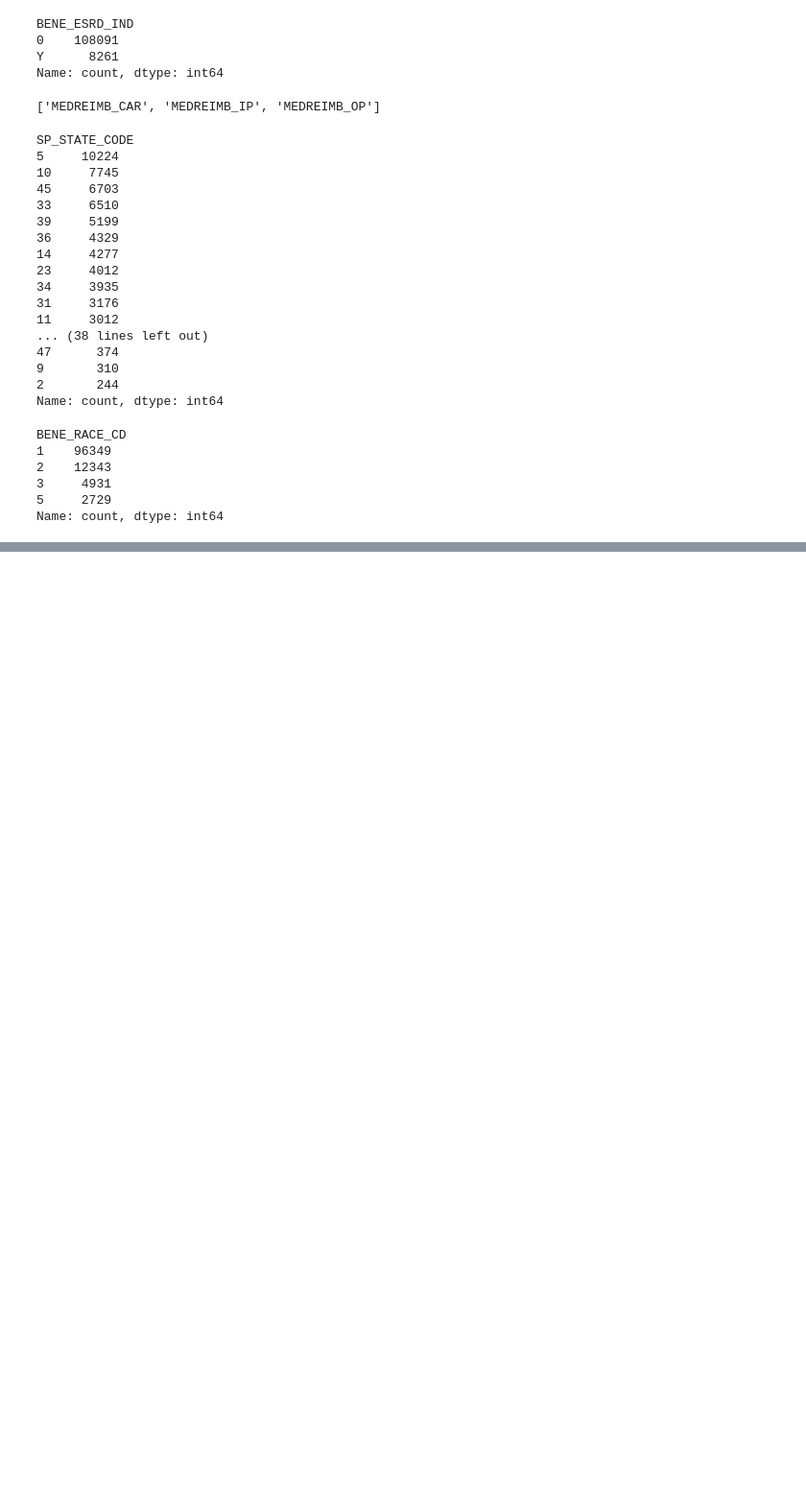
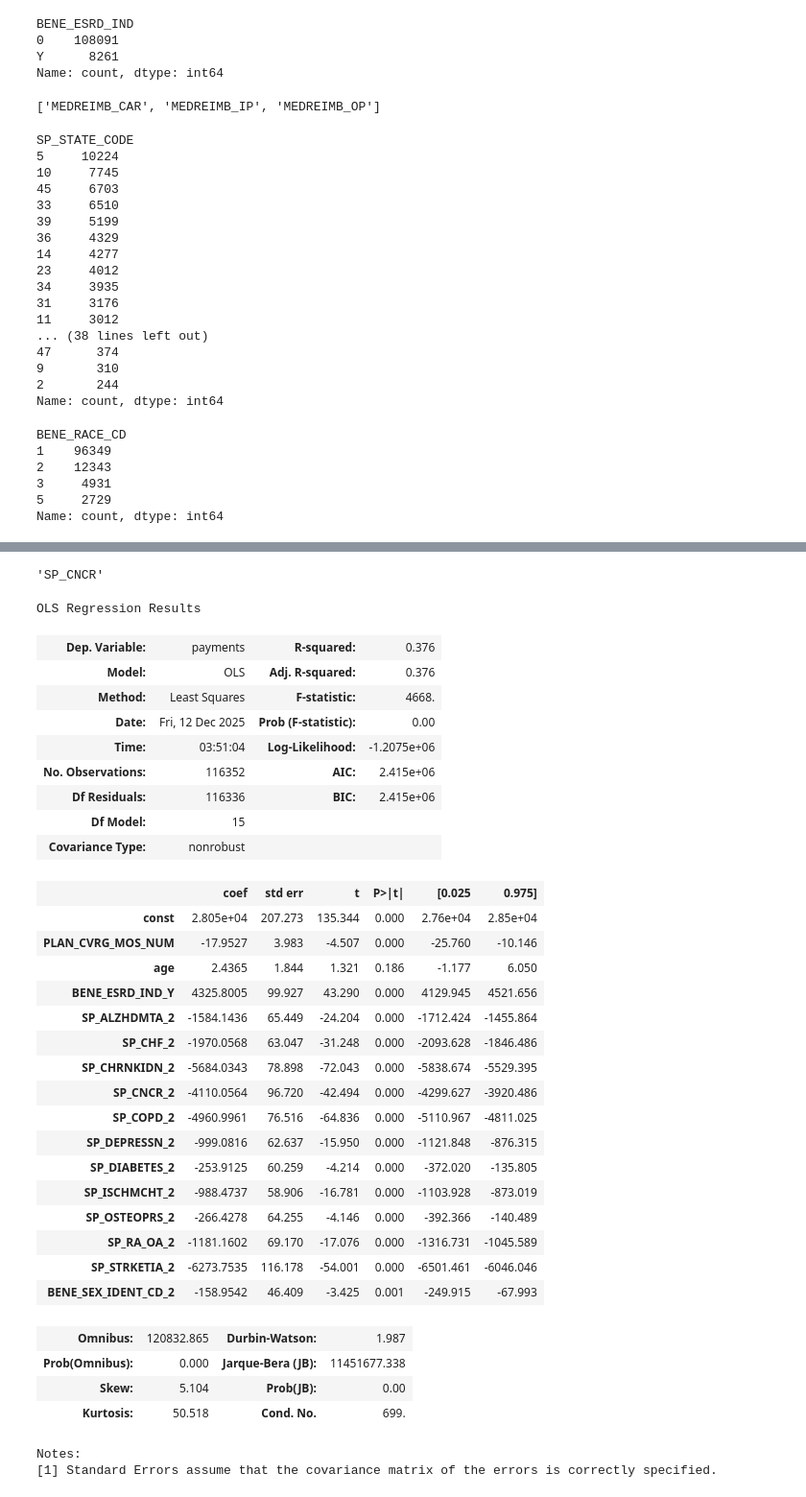
Before and after one commit to sylvaingchassang/generous_dynamic_contracting, a Jupyter notebook: gdc/notebooks/cms_overview.ipynb, the cells around one changed output, grey strips where cells are left out. Shown at 96% size. Cells and saved outputs as stored; diff of their text form; code cells hidden in the pictures; blank space fills up the shorter version.

```diff
--- a/gdc/notebooks/cms_overview.ipynb
+++ b/gdc/notebooks/cms_overview.ipynb
@@ -253,0 +267,2 @@ df_beneficiaries_2008[[C
+# %%
+df_2008_w_dummies.set_index(CB.patient_id, inplace=True)
@@ -253,0 +313,6 @@ df_beneficiaries_2008[[C
+# %%
+cols_to_drop = ['payments', 'Year', CB.beneficiary_resp_car, CB.beneficiary_resp_ip, CB.beneficiary_resp_op,
+                CB.medicare_reimb_car, CB.medicare_reimb_ip, CB.medicare_reimb_op, CB.county_code,
+                CB.date_birth, CB.date_death, CB.race, CB.state_code, CB.primary_payer_car, CB.primary_payer_ip, CB.primary_payer_op,
+               CB.months_hmo, CB.months_partA, CB.months_partB]
+X = df_2008_w_dummies.drop(columns=cols_to_drop)
@@ -253,0 +336,45 @@ df_beneficiaries_2008[[C
+# %%
+CB.cc_cancer
+# %% [output]
+'SP_CNCR'
+# %%
+import statsmodels.api as sm
+
+X_ = sm.add_constant(X)   # adds intercept
+res = sm.OLS(Y, X_).fit()
+
+res.summary()
+# %% [output]
+OLS Regression Results
+| Dep. Variable: | payments | R-squared: | 0.376 |
+| Model: | OLS | Adj. R-squared: | 0.376 |
+| Method: | Least Squares | F-statistic: | 4668. |
+| Date: | Fri, 12 Dec 2025 | Prob (F-statistic): | 0.00 |
+| Time: | 03:51:04 | Log-Likelihood: | -1.2075e+06 |
+| No. Observations: | 116352 | AIC: | 2.415e+06 |
+| Df Residuals: | 116336 | BIC: | 2.415e+06 |
+| Df Model: | 15 |  |  |
+| Covariance Type: | nonrobust |  |  |
+|  | coef | std err | t | P>|t| | [0.025 | 0.975] |
+| const | 2.805e+04 | 207.273 | 135.344 | 0.000 | 2.76e+04 | 2.85e+04 |
+| PLAN_CVRG_MOS_NUM | -17.9527 | 3.983 | -4.507 | 0.000 | -25.760 | -10.146 |
+| age | 2.4365 | 1.844 | 1.321 | 0.186 | -1.177 | 6.050 |
+| BENE_ESRD_IND_Y | 4325.8005 | 99.927 | 43.290 | 0.000 | 4129.945 | 4521.656 |
+| SP_ALZHDMTA_2 | -1584.1436 | 65.449 | -24.204 | 0.000 | -1712.424 | -1455.864 |
+| SP_CHF_2 | -1970.0568 | 63.047 | -31.248 | 0.000 | -2093.628 | -1846.486 |
+| SP_CHRNKIDN_2 | -5684.0343 | 78.898 | -72.043 | 0.000 | -5838.674 | -5529.395 |
+| SP_CNCR_2 | -4110.0564 | 96.720 | -42.494 | 0.000 | -4299.627 | -3920.486 |
+| SP_COPD_2 | -4960.9961 | 76.516 | -64.836 | 0.000 | -5110.967 | -4811.025 |
+| SP_DEPRESSN_2 | -999.0816 | 62.637 | -15.950 | 0.000 | -1121.848 | -876.315 |
+| SP_DIABETES_2 | -253.9125 | 60.259 | -4.214 | 0.000 | -372.020 | -135.805 |
+| SP_ISCHMCHT_2 | -988.4737 | 58.906 | -16.781 | 0.000 | -1103.928 | -873.019 |
+| SP_OSTEOPRS_2 | -266.4278 | 64.255 | -4.146 | 0.000 | -392.366 | -140.489 |
+| SP_RA_OA_2 | -1181.1602 | 69.170 | -17.076 | 0.000 | -1316.731 | -1045.589 |
+| SP_STRKETIA_2 | -6273.7535 | 116.178 | -54.001 | 0.000 | -6501.461 | -6046.046 |
+| BENE_SEX_IDENT_CD_2 | -158.9542 | 46.409 | -3.425 | 0.001 | -249.915 | -67.993 |
+| Omnibus: | 120832.865 | Durbin-Watson: | 1.987 |
+| Prob(Omnibus): | 0.000 | Jarque-Bera (JB): | 11451677.338 |
+| Skew: | 5.104 | Prob(JB): | 0.00 |
+| Kurtosis: | 50.518 | Cond. No. | 699. |
+Notes:
+[1] Standard Errors assume that the covariance matrix of the errors is correctly specified.
```
Also changed, not shown: parts of 15 cells of this notebook.
